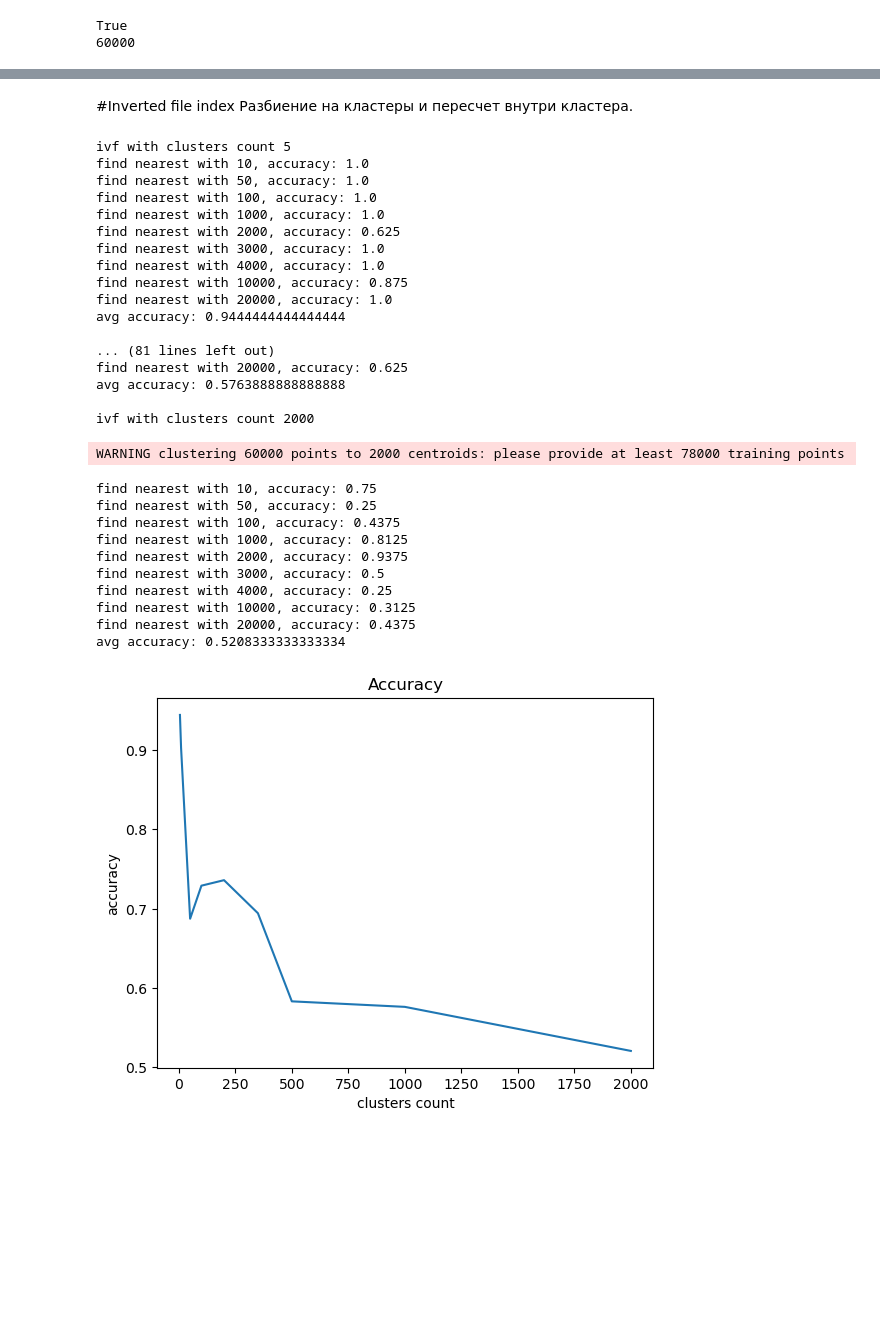
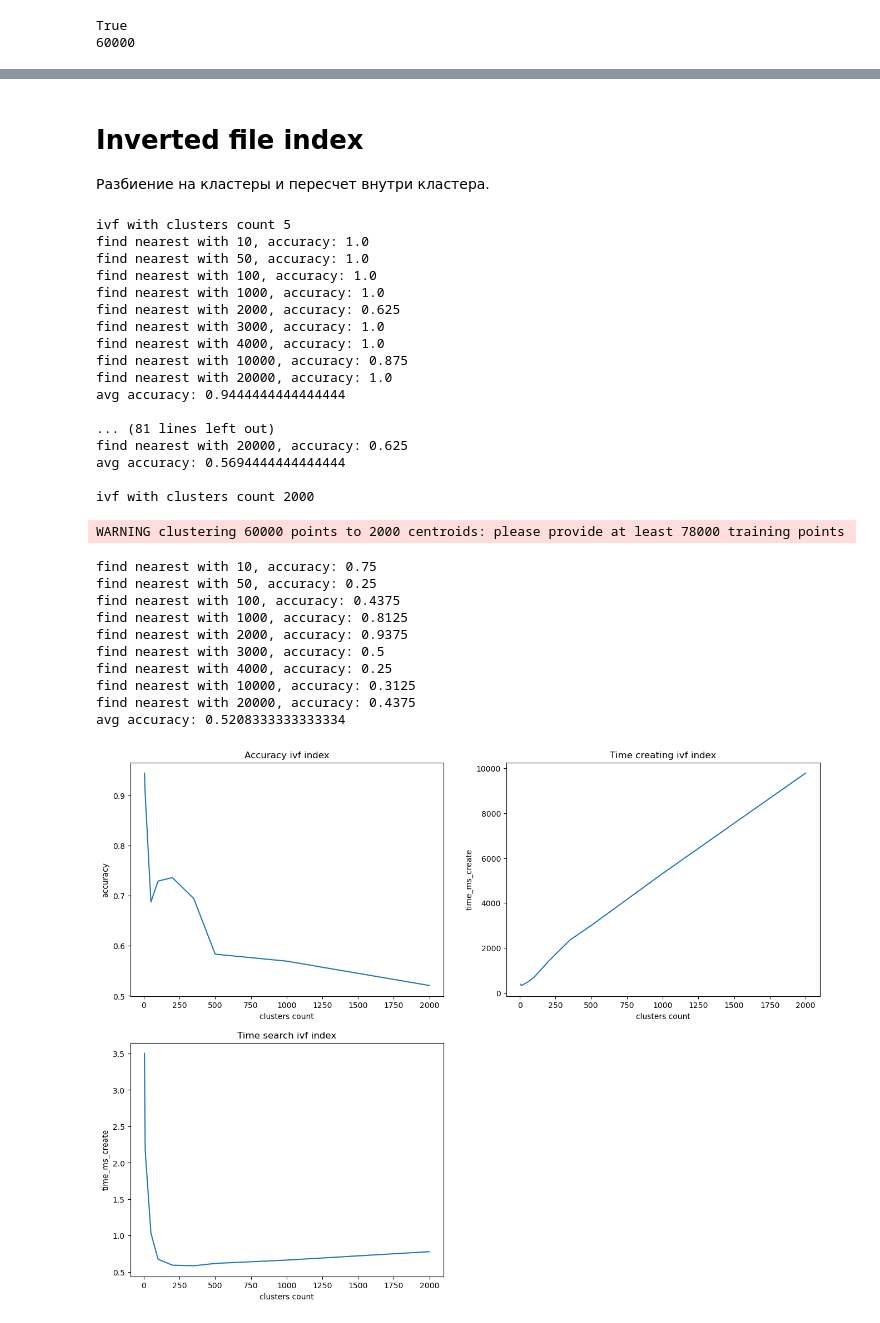
Before and after one commit to levs2001/vector-indexes, a Jupyter notebook: faiss_compare.ipynb, the cells around one changed output, grey strips where cells are left out. Cells and saved outputs as stored; diff of their text form; code cells hidden in the pictures; blank space fills up the shorter version.

Commit message:
Indexes comparing full

```diff
--- a/faiss_compare.ipynb
+++ b/faiss_compare.ipynb
@@ -60,7 +64,7 @@ def find_nearest(k, ind_to_find, vectors, exp_name):
 mnist = pandas.read_csv("./fashionmnist/fashion-mnist_train.csv")
 vectors = mnist.drop(columns='label')
 # %%
-indexes = [10, 50, 100, 1000, 2000, 3000, 4000, 10000, 20000]
+indexes_to_find = [10, 50, 100, 1000, 2000, 3000, 4000, 10000, 20000]
 # %%
 k = 16
 # Мерим время вместе с записью результатов в json,
@@ -87,17 +96,16 @@ Wall time: 15.9 s
 # conda install -c conda-forge faiss-cpu
 # https://github.com/facebookresearch/faiss/wiki/Faiss-indexes - типы индексов
 # %%
-def compare_with_ideal(I_ideal, indexes_to_find, index, k):
-    D, I = index.search(vectors.iloc[indexes_to_find], k)
+def compare_with_ideal(I_ideal, I, indexes_to_find, k):
     # Посчитаем точность
     sum_accuracy = 0
-    for i in range(len(indexes)):
+    for i in range(len(indexes_to_find)):
         matched = set(I_ideal[i]).intersection(set(I[i]))
         accuracy = len(matched) / k
-        print(f'find nearest with {indexes_to_find[i]}, accuracy: {len(matched) / k}')
+        # print(f'find nearest with {indexes_to_find[i]}, accuracy: {len(matched) / k}')
         sum_accuracy += accuracy
-    avg_accuracy = sum_accuracy / len(indexes)
-    print(f'avg accuracy: {sum_accuracy / len(indexes)}')
+    avg_accuracy = sum_accuracy / len(indexes_to_find)
+    # print(f'avg accuracy: {sum_accuracy / len(indexes_to_find)}')
 
     return avg_accuracy
 # %%
@@ -117,6 +125,8 @@ print(index_basic.ntotal)
 True
 60000
 # %%
+indexes_to_find = [10, 50, 100, 1000, 2000, 3000, 4000, 10000, 20000]
+
 print(f'indexes for which we find neighbors: {indexes}')
 %time D_ideal, I_ideal = index_basic.search(vectors.iloc[indexes], k)
 # %% [output]
@@ -126,5 +136,5 @@ Wall time: 15.4 ms
 # %% [markdown]
-#Inverted file index
+# Inverted file index
 Разбиение на кластеры и пересчет внутри кластера.
 # %%
 def create_ivf_index(clusters_count, d, vectors):
@@ -136,13 +146,20 @@ def create_ivf_index(clusters_count, d, vectors):
 # %%
 clusters_n_arr = [5, 10, 50, 100, 200, 350, 500, 1000, 2000]
 accuracy_arr = []
-times_ms = []
+time_create_index_ms = []
+time_search_ms = []
 for clusters_count in clusters_n_arr:
     print(f'ivf with clusters count {clusters_count}')
+
+    start = time.perf_counter_ns()
     ivf = create_ivf_index(clusters_count, d, vectors)
+    time_create_index_ms.append((time.perf_counter_ns() - start) / 1e6)
+
     start = time.perf_counter_ns()
-    accur = compare_with_ideal(I_ideal, indexes, ivf, k)
-    times_ms.append((time.perf_counter_ns() - start) / 1e6)
+    D, I = ivf.search(vectors.iloc[indexes_to_find], k)
+    time_search_ms.append((time.perf_counter_ns() - start) / 1e6)
+
+    accur = compare_with_ideal(I_ideal, I, indexes_to_find, k)
     accuracy_arr.append(accur)
     print()
 # %% [output]
@@ -160,7 +177,7 @@ avg accuracy: 0.9444444444444444
 
 ... (81 lines left out)
 find nearest with 20000, accuracy: 0.625
-avg accuracy: 0.5763888888888888
+avg accuracy: 0.5694444444444444
 
 ivf with clusters count 2000
 WARNING clustering 60000 points to 2000 centroids: please provide at least 78000 training points
@@ -175,12 +192,25 @@ find nearest with 10000, accuracy: 0.3125
 find nearest with 20000, accuracy: 0.4375
 avg accuracy: 0.5208333333333334
 # %%
+plt.figure(figsize=(16, 12))
+plt.subplot(2, 2, 1)
 plt.plot(clusters_n_arr, accuracy_arr)
 plt.xlabel('clusters count')
 plt.ylabel('accuracy')
-plt.title('Accuracy')
+plt.title('Accuracy ivf index')
 
-# function to show the plot
+plt.subplot(2, 2, 2)
+plt.plot(clusters_n_arr, time_create_index_ms)
+plt.xlabel('clusters count')
+plt.ylabel('time_ms')
+plt.title('Time creating ivf index')
+
+plt.subplot(2, 2, 3)
+plt.plot(clusters_n_arr, time_search_ms)
+plt.xlabel('clusters count')
+plt.ylabel('time_ms')
+plt.title('Time search ivf index')
+
 plt.show()
 # %% [output]
-[figure, old version]
+[figure, new version]
```
Also changed, not shown: parts of 21 cells of this notebook.
